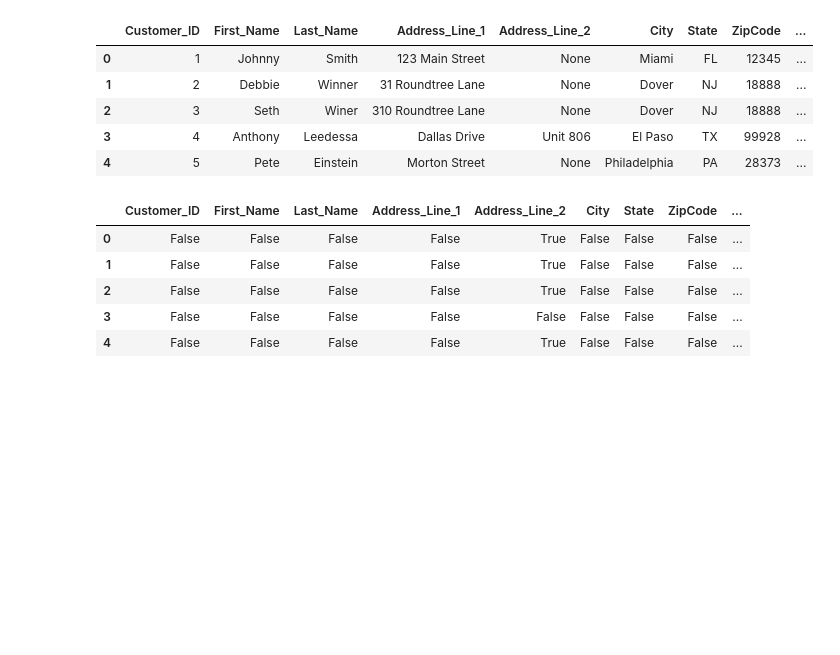
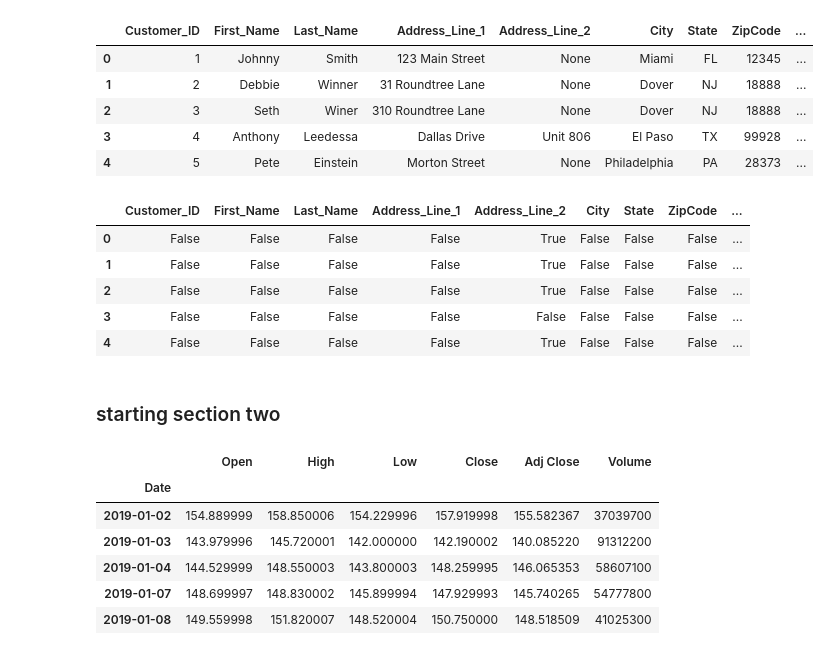
Before and after one commit to ewalsh/practicalDAwithPy, a Jupyter notebook: prac_da.ipynb, the cells around one changed output. Saved outputs shown, nothing was run; the diff lists cells and outputs as text; code cells hidden in the pictures; blank space fills up the shorter version.

```diff
--- a/prac_da.ipynb
+++ b/prac_da.ipynb
@@ -48,3 +48,16 @@ pd.isnull(df_customers)
 | 2 | False | False | False | False | True | False | False | False | ... |
 | 3 | False | False | False | False | False | False | False | False | ... |
 | 4 | False | False | False | False | True | False | False | False | ... |
+# %% [markdown]
+### starting section two
+# %%
+df_pr = pd.read_csv('./data/AAPL.csv', index_col=0, parse_dates=True)
+df_pr.head()
+# %% [output]
+|  | Open | High | Low | Close | Adj Close | Volume |
+| Date |  |  |  |  |  |  |
+| 2019-01-02 | 154.889999 | 158.850006 | 154.229996 | 157.919998 | 155.582367 | 37039700 |
+| 2019-01-03 | 143.979996 | 145.720001 | 142.000000 | 142.190002 | 140.085220 | 91312200 |
+| 2019-01-04 | 144.529999 | 148.550003 | 143.800003 | 148.259995 | 146.065353 | 58607100 |
+| 2019-01-07 | 148.699997 | 148.830002 | 145.899994 | 147.929993 | 145.740265 | 54777800 |
+| 2019-01-08 | 149.559998 | 151.820007 | 148.520004 | 150.750000 | 148.518509 | 41025300 |
```
Also changed, not shown: parts of 12 cells of this notebook, 4 other files.
